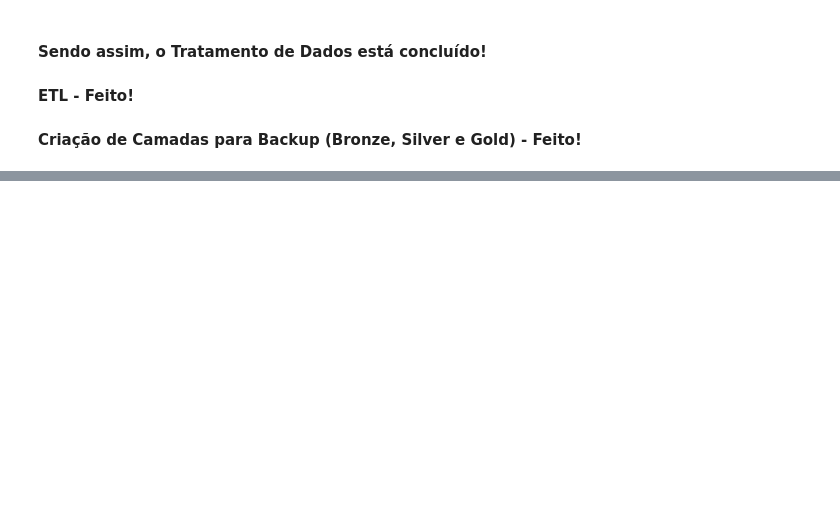
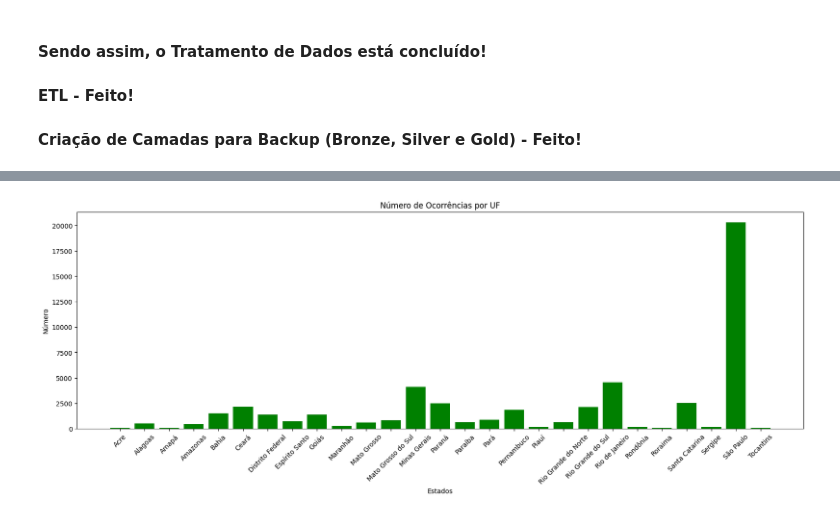
Before and after one commit to gustavo-rocha-barbosa/case-data-science-media-monks-2024, a Jupyter notebook: main.ipynb, the cells around one changed output, grey strips where cells are left out. Saved outputs shown, nothing was run; the diff lists cells and outputs as text; code cells hidden in the pictures; blank space fills up the shorter version.

```diff
--- a/main.ipynb
+++ b/main.ipynb
@@ -173,0 +280,14 @@ dtype: object
+# %%
+# Agrupar por uf, somar os números e resetar o index
+df_uf = df.groupby('uf')['numero'].sum().reset_index()
+
+# Plot do histograma:
+plt.figure(figsize=(20, 6)) #Ajuste de 20 x 6 para alongar o gráfico na horizontal
+plt.bar(df_uf['uf'], df_uf['numero'], color='green')
+plt.xlabel('Estados')
+plt.ylabel('Número')
+plt.title('Número de Ocorrências por UF')
+plt.xticks(rotation=45)
+plt.show()
+# %% [output]
+[figure, added]
```
Also changed, not shown: parts of 28 cells of this notebook, 2 other files.
